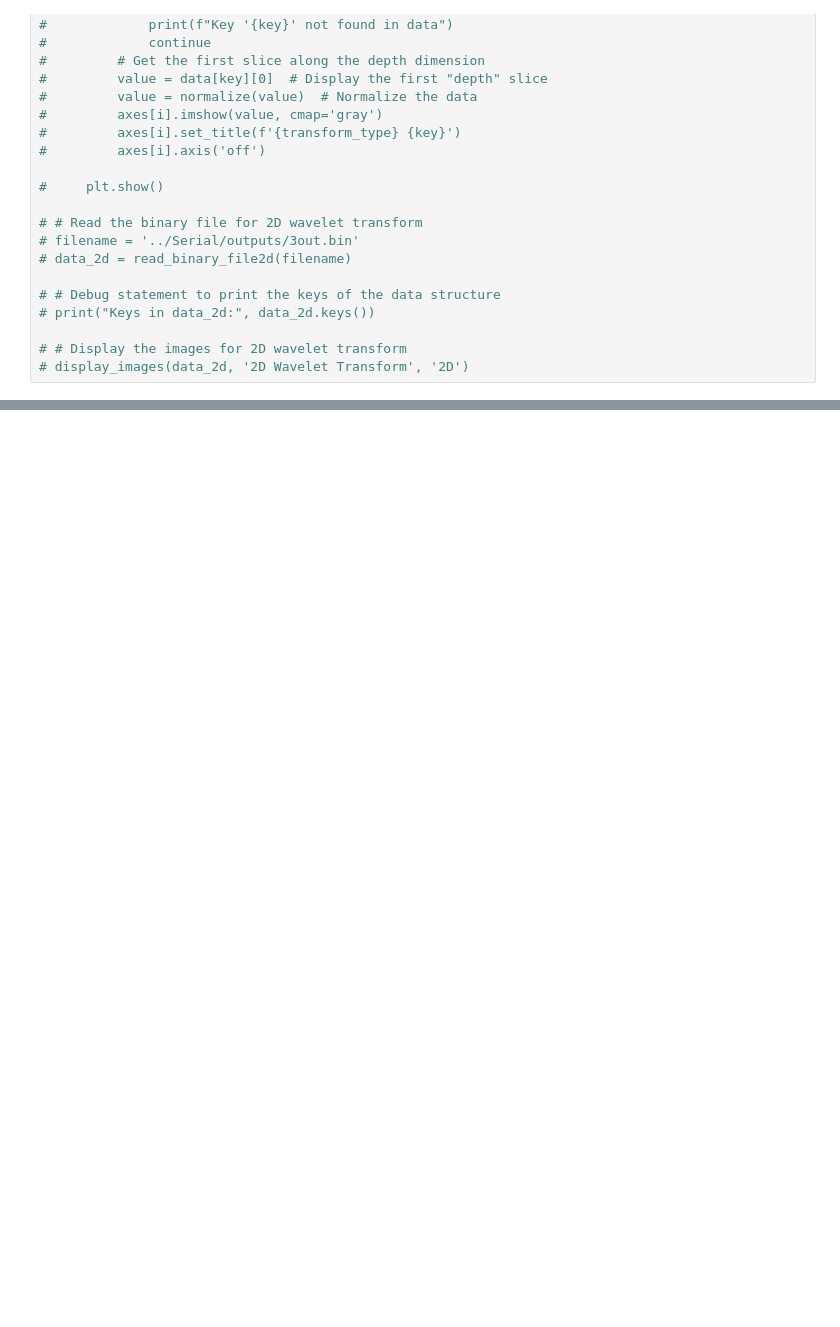
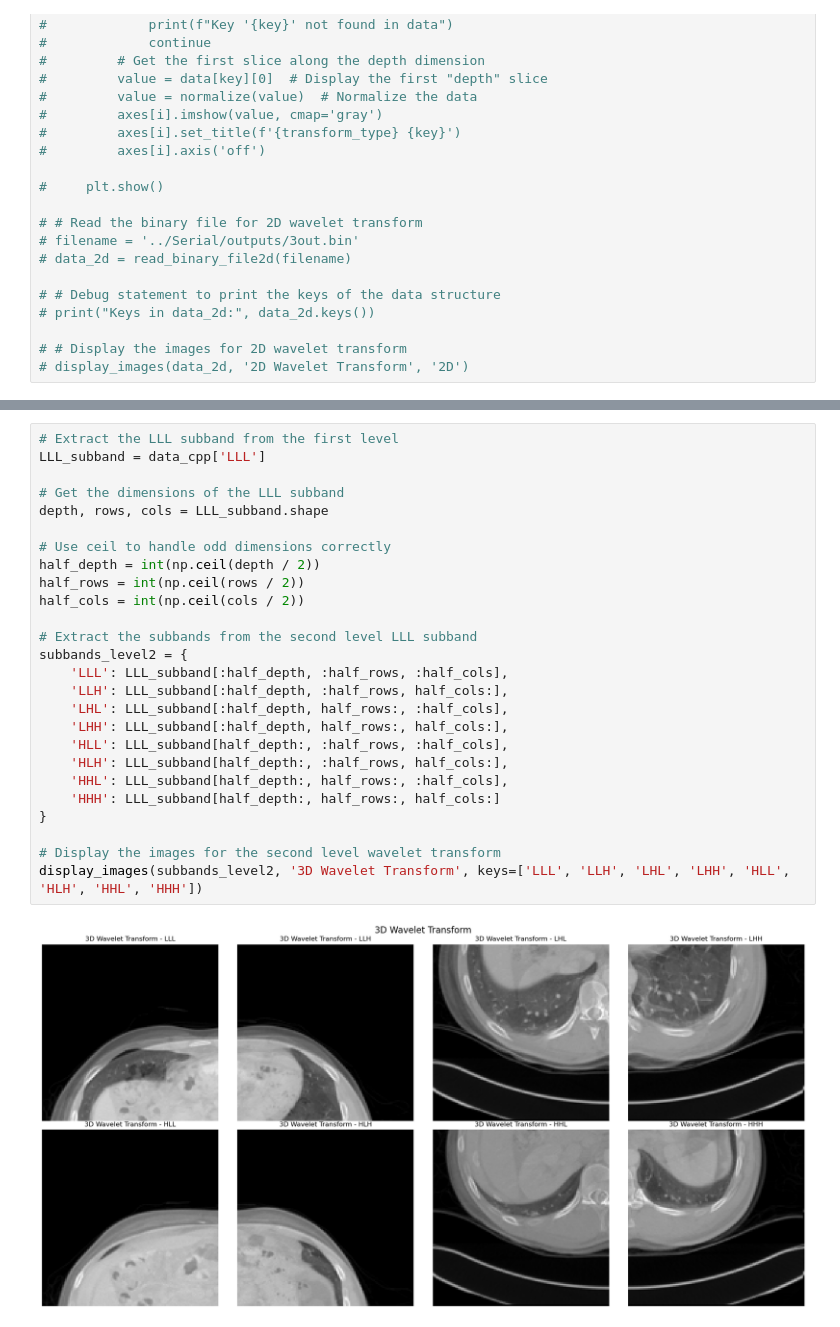
Before and after one commit to Expo39/CCE3015, a Jupyter notebook: DWT/Python/Testing/Test2.ipynb, the cells around one changed output, grey strips where cells are left out. Drawn from its saved outputs; the diff is of its cells as text; blank space fills up the shorter version.

```diff
--- a/DWT/Python/Testing/Test2.ipynb
+++ b/DWT/Python/Testing/Test2.ipynb
@@ -228,0 +246,28 @@ Resolution of subband HHH: (42, 256, 256)
+# %%
+# Extract the LLL subband from the first level
+LLL_subband = data_cpp['LLL']
+
+# Get the dimensions of the LLL subband
+depth, rows, cols = LLL_subband.shape
+
+# Use ceil to handle odd dimensions correctly
+half_depth = int(np.ceil(depth / 2))
+half_rows = int(np.ceil(rows / 2))
+half_cols = int(np.ceil(cols / 2))
+
+# Extract the subbands from the second level LLL subband
+subbands_level2 = {
+    'LLL': LLL_subband[:half_depth, :half_rows, :half_cols],
+    'LLH': LLL_subband[:half_depth, :half_rows, half_cols:],
+    'LHL': LLL_subband[:half_depth, half_rows:, :half_cols],
+    'LHH': LLL_subband[:half_depth, half_rows:, half_cols:],
+    'HLL': LLL_subband[half_depth:, :half_rows, :half_cols],
+    'HLH': LLL_subband[half_depth:, :half_rows, half_cols:],
+    'HHL': LLL_subband[half_depth:, half_rows:, :half_cols],
+    'HHH': LLL_subband[half_depth:, half_rows:, half_cols:]
+}
+
+# Display the images for the second level wavelet transform
+display_images(subbands_level2, '3D Wavelet Transform', keys=['LLL', 'LLH', 'LHL', 'LHH', 'HLL', 'HLH', 'HHL', 'HHH'])
+# %% [output]
+[figure, added]
```
Also changed, not shown: parts of 9 cells of this notebook, 57 other files.
